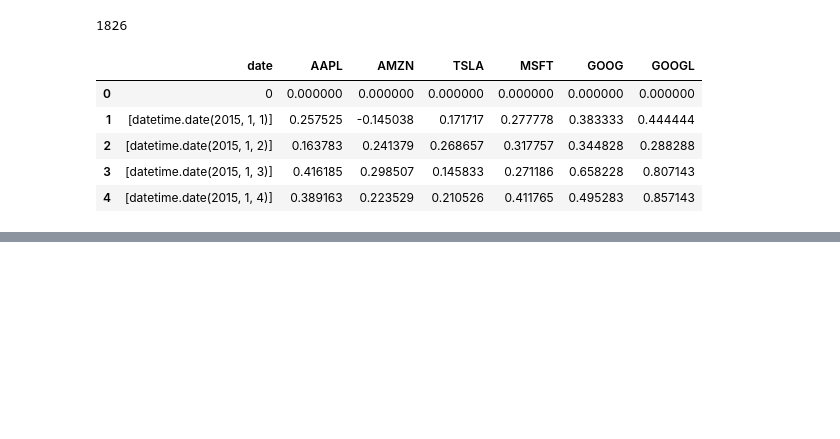
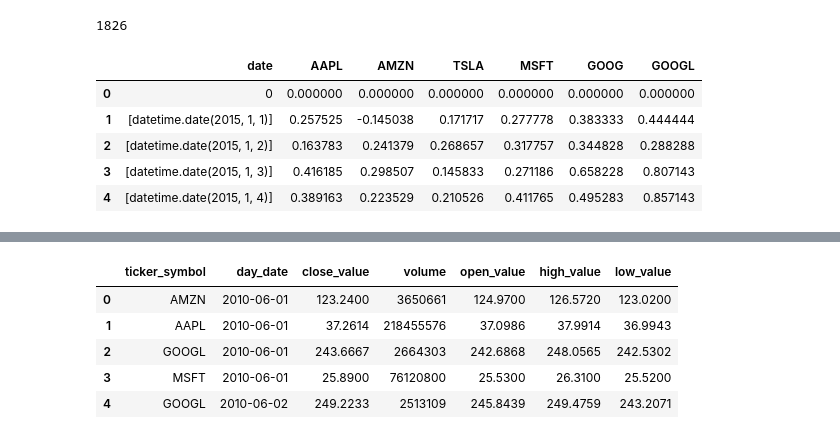
Before and after one commit to Karl-Gilmartin/Twitter-NASDAQ, a Jupyter notebook: ref_main.ipynb, the cells around one changed output, grey strips where cells are left out. Saved outputs shown, nothing was run; the diff lists cells and outputs as text; code cells hidden in the pictures; blank space fills up the shorter version.

Commit message:
started stocks

```diff
--- a/ref_main.ipynb
+++ b/ref_main.ipynb
@@ -305,0 +334,11 @@ reaction.head()
+# %%
+stocks = pd.read_csv('stocks.csv')
+# %%
+stocks.head()
+# %% [output]
+|  | ticker_symbol | day_date | close_value | volume | open_value | high_value | low_value |
+| 0 | AMZN | 2010-06-01 | 123.2400 | 3650661 | 124.9700 | 126.5720 | 123.0200 |
+| 1 | AAPL | 2010-06-01 | 37.2614 | 218455576 | 37.0986 | 37.9914 | 36.9943 |
+| 2 | GOOGL | 2010-06-01 | 243.6667 | 2664303 | 242.6868 | 248.0565 | 242.5302 |
+| 3 | MSFT | 2010-06-01 | 25.8900 | 76120800 | 25.5300 | 26.3100 | 25.5200 |
+| 4 | GOOGL | 2010-06-02 | 249.2233 | 2513109 | 245.8439 | 249.4759 | 243.2071 |
```
Also changed, not shown: parts of 5 cells of this notebook.
